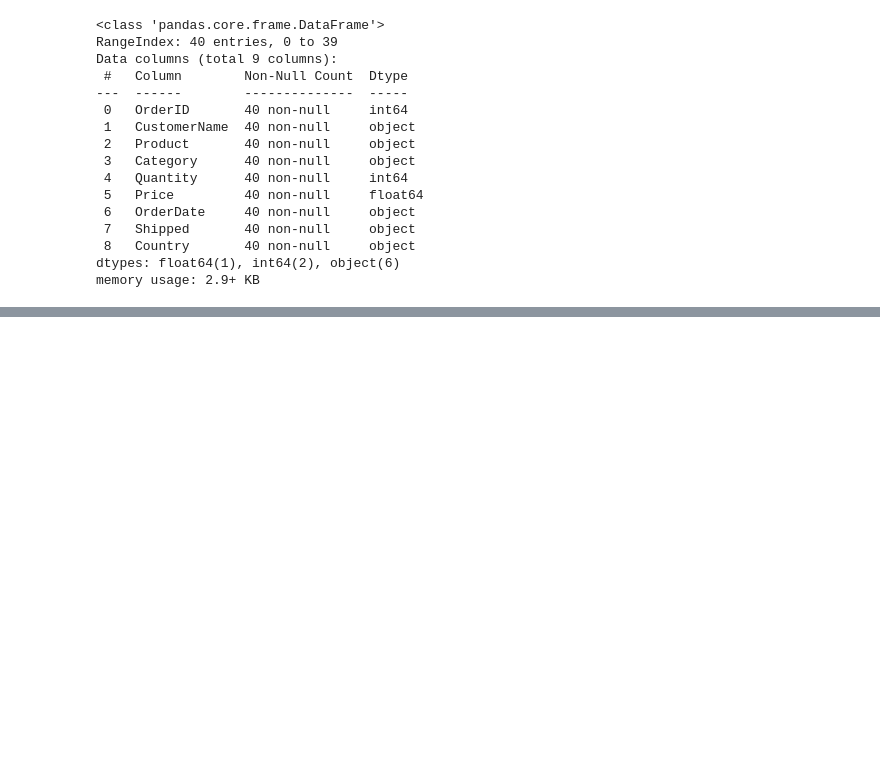
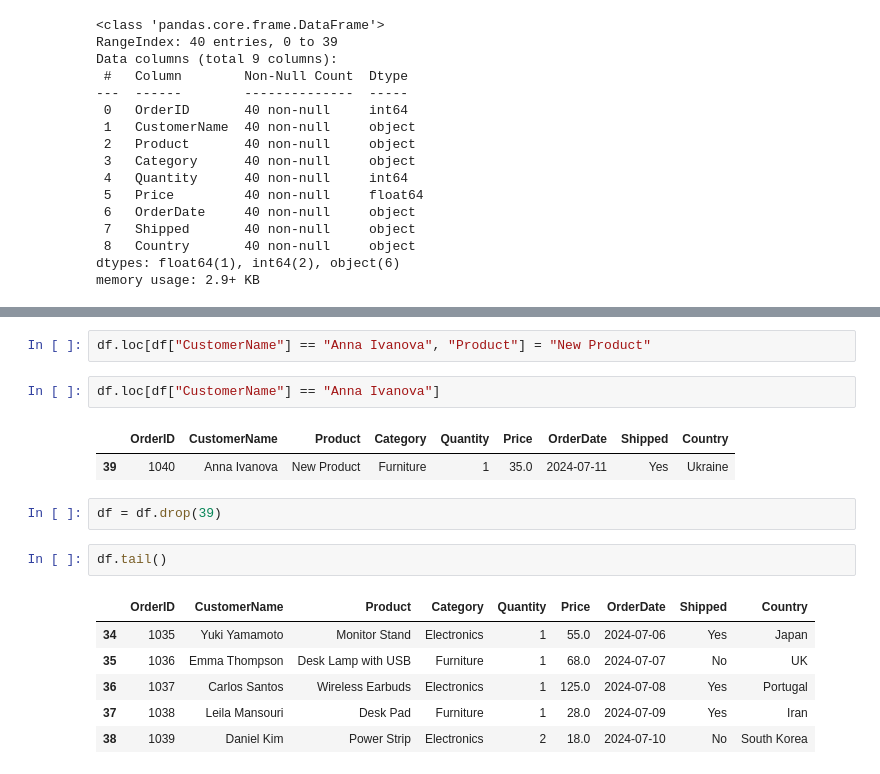
Before and after one commit to Raj4478/jupiter, a Jupyter notebook: panda.ipynb, the cells around one changed output, grey strips where cells are left out. Drawn from its saved outputs; the diff is of its cells as text; blank space fills up the shorter version.

```diff
--- a/panda.ipynb
+++ b/panda.ipynb
@@ -62,0 +93,18 @@ memory usage: 2.9+ KB
+# %%
+df.loc[df["CustomerName"] == "Anna Ivanova", "Product"] = "New Product"
+# %%
+df.loc[df["CustomerName"] == "Anna Ivanova"]
+# %% [output]
+|  | OrderID | CustomerName | Product | Category | Quantity | Price | OrderDate | Shipped | Country |
+| 39 | 1040 | Anna Ivanova | New Product | Furniture | 1 | 35.0 | 2024-07-11 | Yes | Ukraine |
+# %%
+df = df.drop(39)
+# %%
+df.tail()
+# %% [output]
+|  | OrderID | CustomerName | Product | Category | Quantity | Price | OrderDate | Shipped | Country |
+| 34 | 1035 | Yuki Yamamoto | Monitor Stand | Electronics | 1 | 55.0 | 2024-07-06 | Yes | Japan |
+| 35 | 1036 | Emma Thompson | Desk Lamp with USB | Furniture | 1 | 68.0 | 2024-07-07 | No | UK |
+| 36 | 1037 | Carlos Santos | Wireless Earbuds | Electronics | 1 | 125.0 | 2024-07-08 | Yes | Portugal |
+| 37 | 1038 | Leila Mansouri | Desk Pad | Furniture | 1 | 28.0 | 2024-07-09 | Yes | Iran |
+| 38 | 1039 | Daniel Kim | Power Strip | Electronics | 2 | 18.0 | 2024-07-10 | No | South Korea |
```
Also changed, not shown: parts of 8 cells of this notebook.
